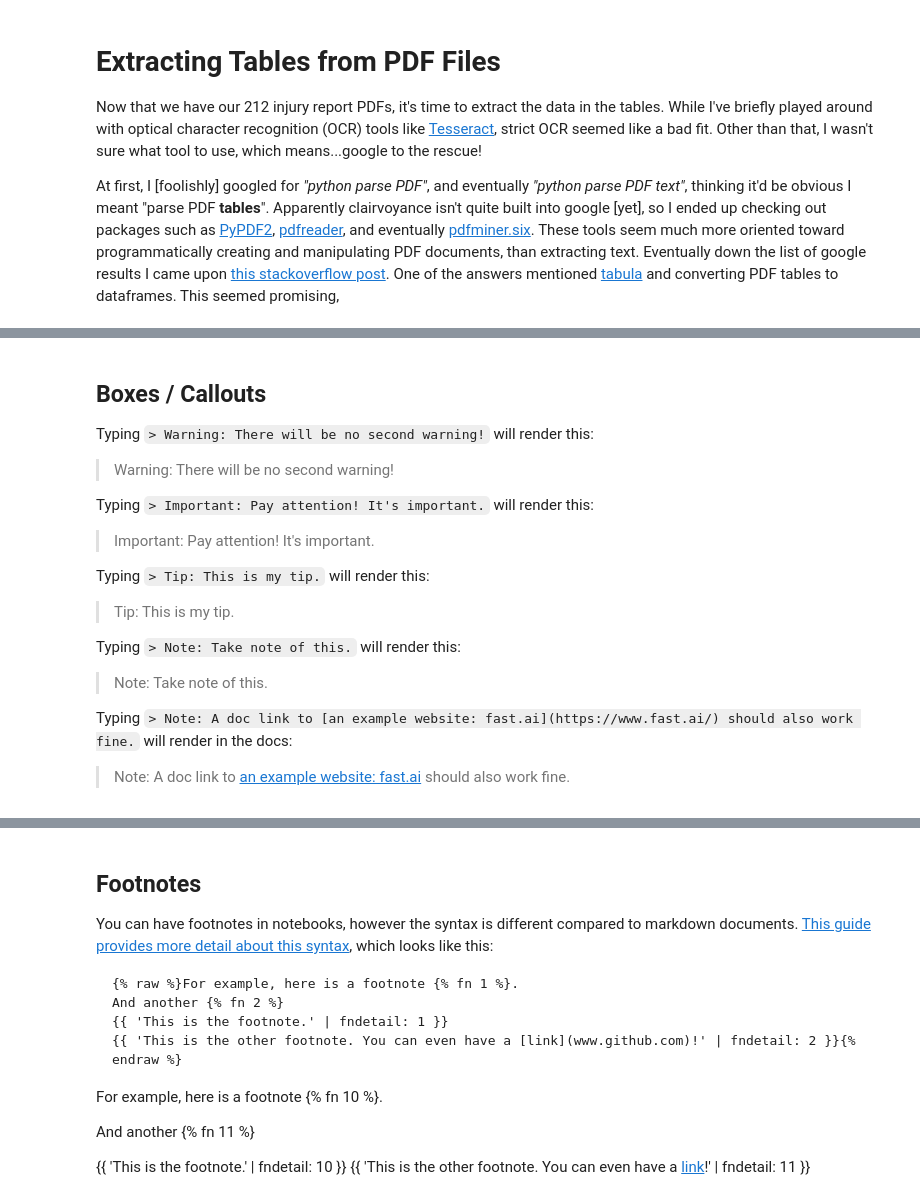
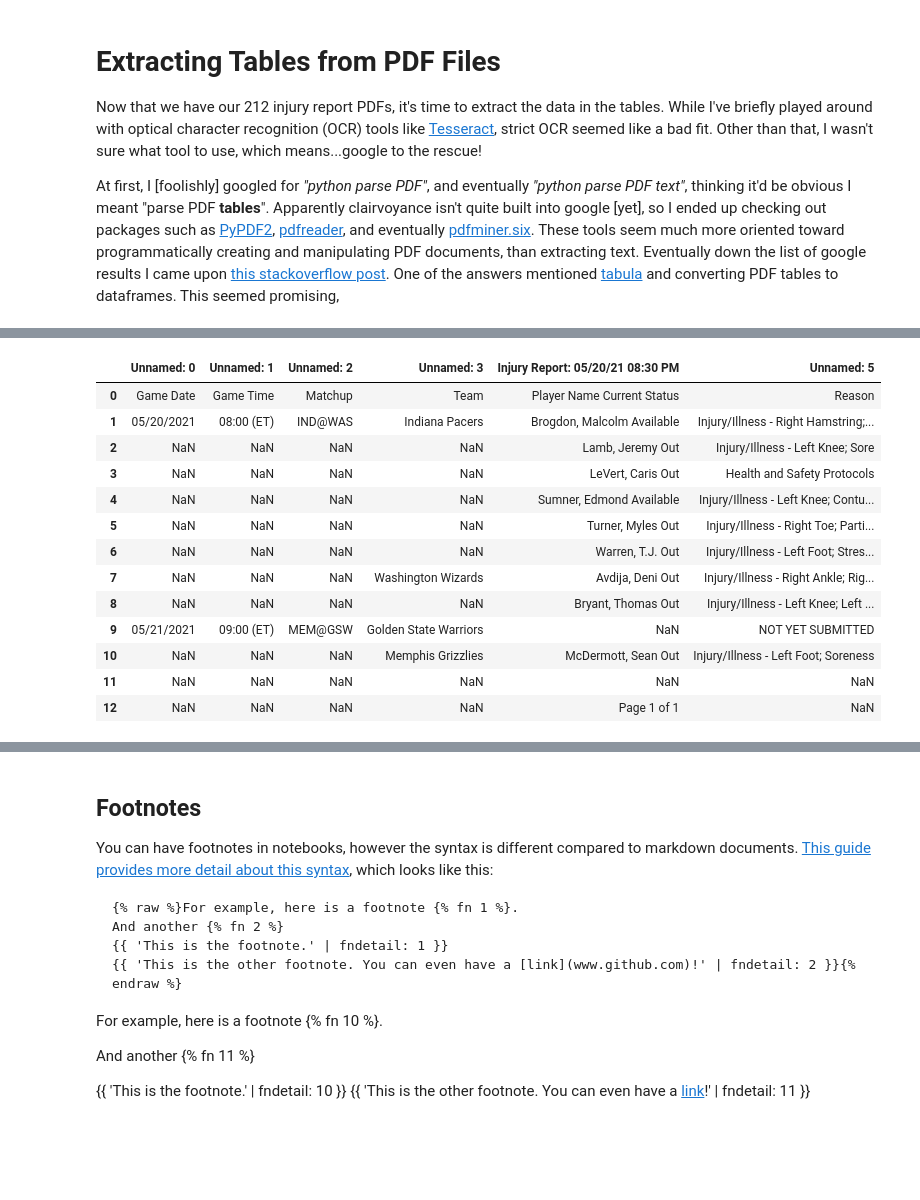
Before and after one commit to jeremyabramson/blog, a Jupyter notebook: _notebooks/2021-07-25-nba-injuries.ipynb, the cells around one changed output, grey strips where cells are left out. Cells and saved outputs as stored; diff of their text form; code cells hidden in the pictures; blank space fills up the shorter version.

```diff
--- a/_notebooks/2021-07-25-nba-injuries.ipynb
+++ b/_notebooks/2021-07-25-nba-injuries.ipynb
@@ -565,31 +363,17 @@ Typing `> youtube: https://youtu.be/XfoYk_Z5AkI` will render this:
-# %% [markdown]
-## Boxes / Callouts
-
-Typing `> Warning: There will be no second warning!` will render this:
-
-
-> Warning: There will be no second warning!
-
-
-
-Typing `> Important: Pay attention! It's important.` will render this:
-
-> Important: Pay attention! It's important.
-
-
-
-Typing `> Tip: This is my tip.` will render this:
-
-> Tip: This is my tip.
-
-
-
-Typing `> Note: Take note of this.` will render this:
-
-> Note: Take note of this.
-
-
-
-Typing `> Note: A doc link to [an example website: fast.ai](https://www.fast.ai/) should also work fine.` will render in the docs:
-
-> Note: A doc link to [an example website: fast.ai](https://www.fast.ai/) should also work fine.
+# %%
+tabula.read_pdf('2021-05-20_08PM.pdf', stream=True, guess=False, pages='all')
+# %% [output]
+|  | Unnamed: 0 | Unnamed: 1 | Unnamed: 2 | Unnamed: 3 | Injury Report: 05/20/21 08:30 PM | Unnamed: 5 |
+| 0 | Game Date | Game Time | Matchup | Team | Player Name Current Status | Reason |
+| 1 | 05/20/2021 | 08:00 (ET) | IND@WAS | Indiana Pacers | Brogdon, Malcolm Available | Injury/Illness - Right Hamstring;... |
+| 2 | NaN | NaN | NaN | NaN | Lamb, Jeremy Out | Injury/Illness - Left Knee; Sore |
+| 3 | NaN | NaN | NaN | NaN | LeVert, Caris Out | Health and Safety Protocols |
+| 4 | NaN | NaN | NaN | NaN | Sumner, Edmond Available | Injury/Illness - Left Knee; Contu... |
+| 5 | NaN | NaN | NaN | NaN | Turner, Myles Out | Injury/Illness - Right Toe; Parti... |
+| 6 | NaN | NaN | NaN | NaN | Warren, T.J. Out | Injury/Illness - Left Foot; Stres... |
+| 7 | NaN | NaN | NaN | Washington Wizards | Avdija, Deni Out | Injury/Illness - Right Ankle; Rig... |
+| 8 | NaN | NaN | NaN | NaN | Bryant, Thomas Out | Injury/Illness - Left Knee; Left ... |
+| 9 | 05/21/2021 | 09:00 (ET) | MEM@GSW | Golden State Warriors | NaN | NOT YET SUBMITTED |
+| 10 | NaN | NaN | NaN | Memphis Grizzlies | McDermott, Sean Out | Injury/Illness - Left Foot; Soreness |
+| 11 | NaN | NaN | NaN | NaN | NaN | NaN |
+| 12 | NaN | NaN | NaN | NaN | Page 1 of 1 | NaN |
```
Also changed, not shown: parts of 65 cells of this notebook.
